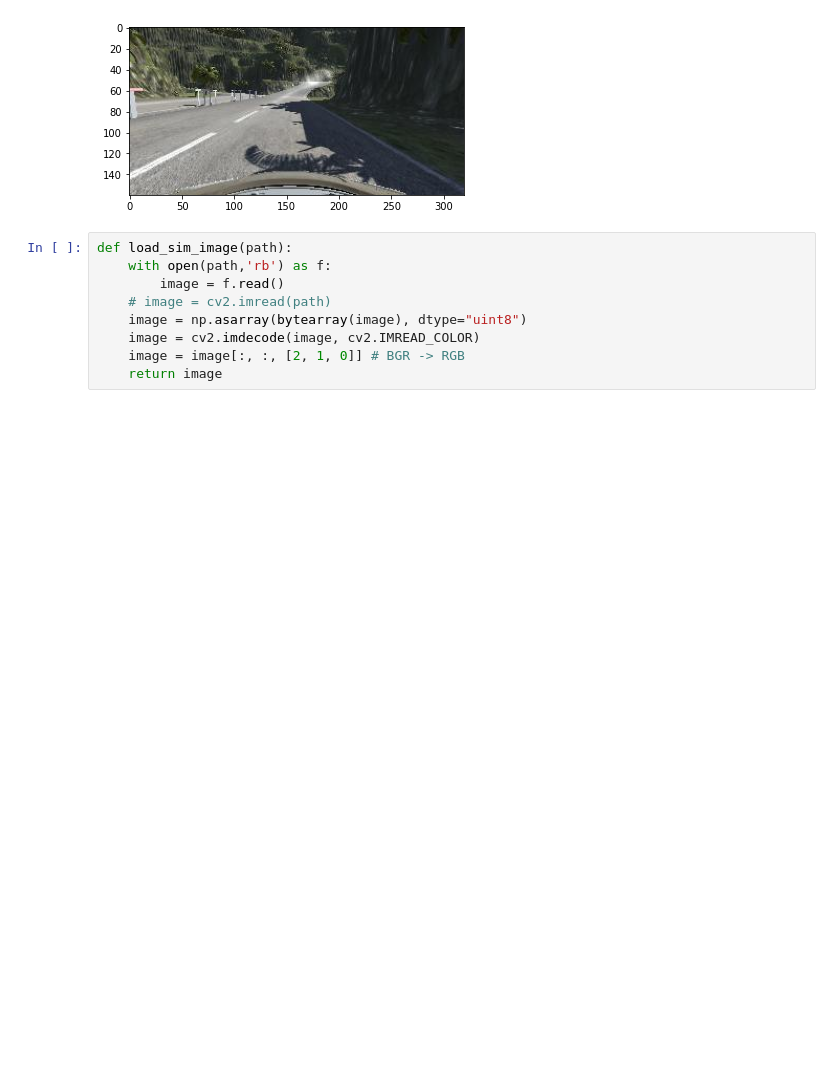
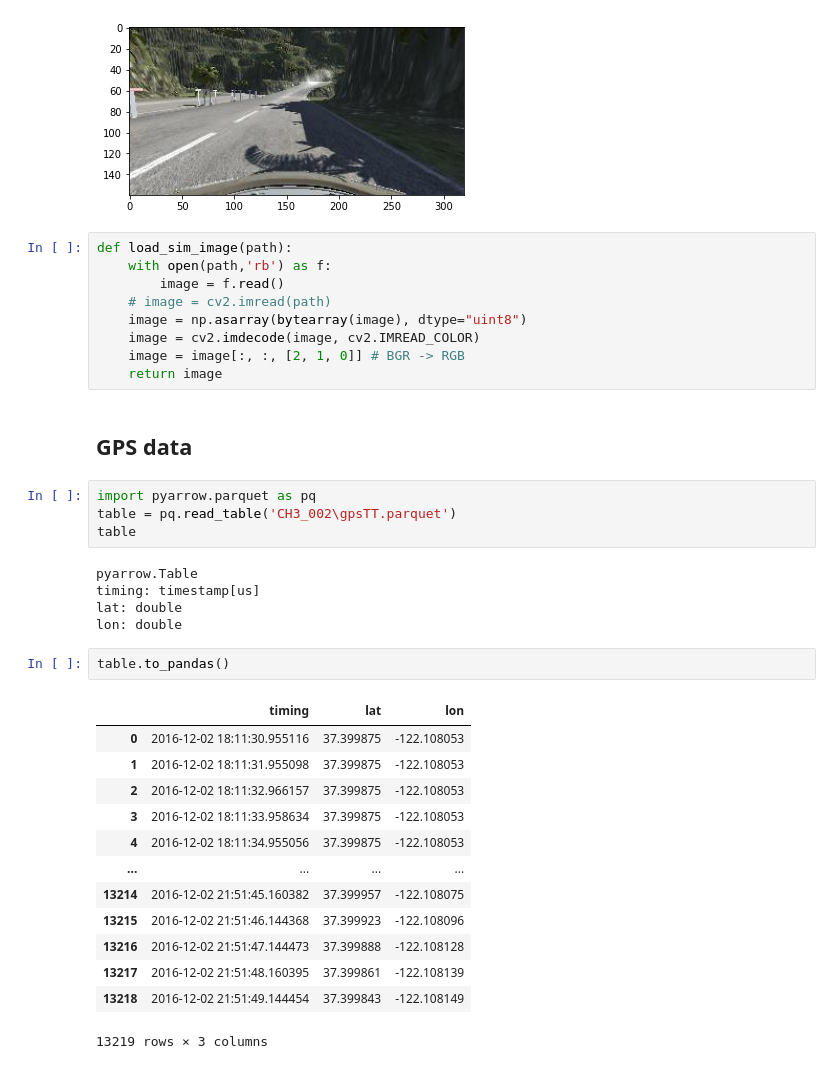
Before and after one commit to slevin48/self-driving, a Jupyter notebook: self-driving.ipynb, the cells around one changed output. Drawn from its saved outputs; the diff is of its cells as text; blank space fills up the shorter version.

```diff
--- a/self-driving.ipynb
+++ b/self-driving.ipynb
@@ -209,3 +209,30 @@ def load_sim_image(path):
     image = cv2.imdecode(image, cv2.IMREAD_COLOR)
     image = image[:, :, [2, 1, 0]] # BGR -> RGB
     return image
+# %% [markdown]
+## GPS data
+# %%
+import pyarrow.parquet as pq
+table = pq.read_table('CH3_002\gpsTT.parquet')
+table
+# %% [output]
+pyarrow.Table
+timing: timestamp[us]
+lat: double
+lon: double
+# %%
+table.to_pandas()
+# %% [output]
+|  | timing | lat | lon |
+| 0 | 2016-12-02 18:11:30.955116 | 37.399875 | -122.108053 |
+| 1 | 2016-12-02 18:11:31.955098 | 37.399875 | -122.108053 |
+| 2 | 2016-12-02 18:11:32.966157 | 37.399875 | -122.108053 |
+| 3 | 2016-12-02 18:11:33.958634 | 37.399875 | -122.108053 |
+| 4 | 2016-12-02 18:11:34.955056 | 37.399875 | -122.108053 |
+| ... | ... | ... | ... |
+| 13214 | 2016-12-02 21:51:45.160382 | 37.399957 | -122.108075 |
+| 13215 | 2016-12-02 21:51:46.144368 | 37.399923 | -122.108096 |
+| 13216 | 2016-12-02 21:51:47.144473 | 37.399888 | -122.108128 |
+| 13217 | 2016-12-02 21:51:48.160395 | 37.399861 | -122.108139 |
+| 13218 | 2016-12-02 21:51:49.144454 | 37.399843 | -122.108149 |
+13219 rows × 3 columns
```
Also changed, not shown: 10 other files.
